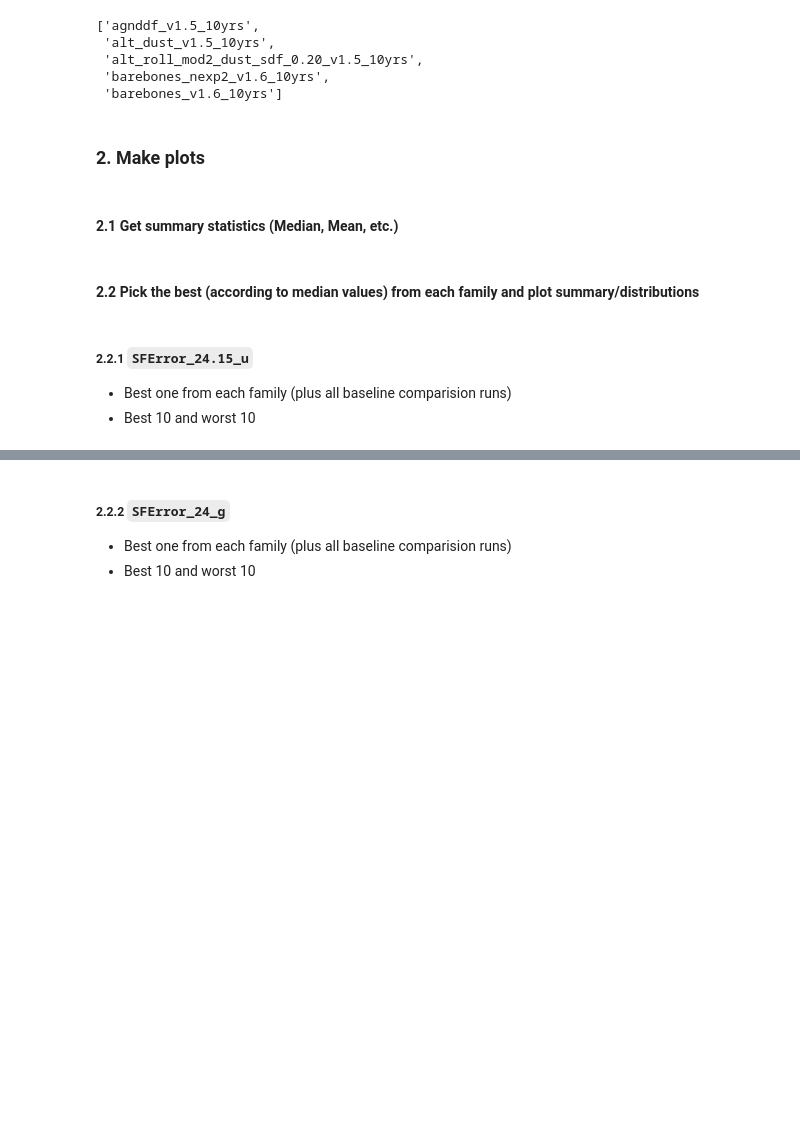
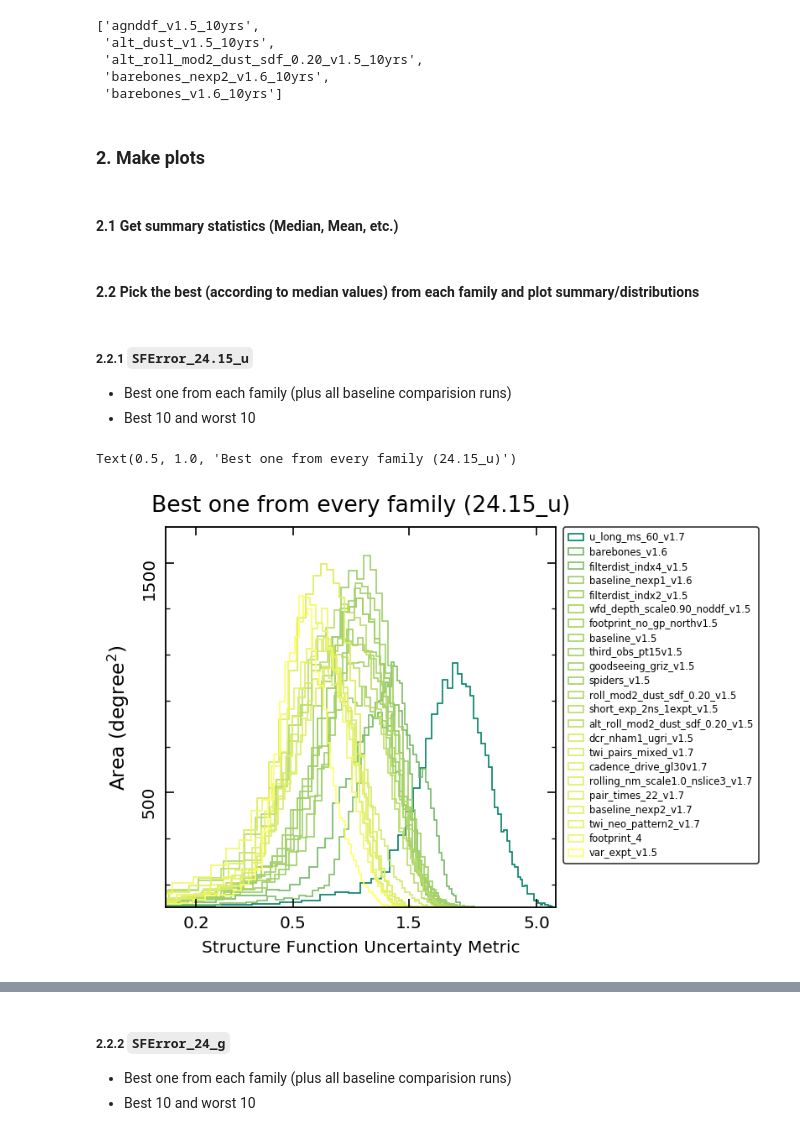
Before and after one commit to RichardsGroup/LSST_SF_Metric, a Jupyter notebook: notebooks/03_Analyze_WFD.ipynb, the cells around one changed output, grey strips where cells are left out. Saved outputs shown, nothing was run; the diff lists cells and outputs as text; code cells hidden in the pictures; blank space fills up the shorter version.

```diff
--- a/notebooks/03_Analyze_WFD.ipynb
+++ b/notebooks/03_Analyze_WFD.ipynb
@@ -159,3 +167,75 @@ norm_metric_g = summary_df_all.loc[norm_run, 'SFError_24_g_Median']
 ##### 2.2.1 `SFError_24.15_u`
 - Best one from each family (plus all baseline comparision runs)
 - Best 10 and worst 10
+# %%
+# sort by family and median
+# take the best from each family, but keep all three baselines
+best_u_family_no_baseline = summary_df_no_ddf[
+    summary_df_no_ddf.family != 'baseline'
+].sort_values(['family', 'SFError_24.15_u_Median']).drop_duplicates(subset='family')
+
+best_u_family = pd.concat([summary_df_no_ddf[summary_df_no_ddf.family == 'baseline'],
+                           best_u_family_no_baseline],
+                           axis=0).sort_values('SFError_24.15_u_Median')
+
+# plot distribution
+fig, ax = plt.subplots(1, 1, figsize=(5, 5), dpi=120)
+
+# create normalization object
+uNorm = mpl.colors.LogNorm(vmin=best_u_family['SFError_24.15_u_Median'].min(),
+                           vmax=best_u_family['SFError_24.15_u_Median'].max())
+bins = 60
+density = False
+
+for run in best_u_family.index:
+
+    # match keys
+    keys = [*final_bundleDicts[run].keys()]
+    metricKey = [elem for elem in keys if elem[1] == 'SFError_24.15_u'][0]
+
+    # need to mask the pixels that have no available data
+    mask = final_bundleDicts[run][metricKey].metricValues.mask
+    data = final_bundleDicts[run][metricKey].metricValues.data[~mask]
+    data = data[~(np.isnan(data) | np.isinf(data))]
+
+    c = mpl.cm.summer(uNorm(best_u_family.loc[run, 'SFError_24.15_u_Median']))
+    ax.hist(norm_metric_u/data, bins=bins, histtype='step', color=c,
+             density=density, label=f"{run.rsplit('_', 1)[0]}")
+
+# # plot r
+# for run in best_r_family.index:
+
+#     # match keys
+#     keys = [*final_bundleDicts[run].keys()]
+#     metricKey = [elem for elem in keys if elem[1] == 'SFError_23.75_r'][0]
+
+#     # need to mask the pixels that have no available data
+#     mask = final_bundleDicts[run][metricKey].metricValues.mask
+#     data = final_bundleDicts[run][metricKey].metricValues.data[~mask]
+#     data = data[~(np.isnan(data) | np.isinf(data))]
+
+# #     c = mpl.cm.summer(rNorm(best_r_family.loc[run, 'SFError_23.75_r_Median']))
+#     ax.hist(norm_metric_r/data, bins=bins, histtype='step', color='k', alpha=0.1,
+#             density=density)
+
+
+# tick & format
+ax.set_xscale('log', basex=10)
+ax.set_xbound(lower=0.15, upper=6)
+ax.tick_params(top=True, right=True, which='both')
+ax.xaxis.set_major_locator(plt.FixedLocator([0.2, .5, 1.5, 5]))
+ax.xaxis.set_major_formatter(plt.FormatStrFormatter('%.1f'))
+ax.xaxis.set_minor_locator(plt.NullLocator())
+
+# label & legend
+ax.set_xlabel('Structure Function Uncertainty Metric', fontsize=12)
+ax.legend(fontsize=7, bbox_to_anchor=(1.0, 1.02), edgecolor='k', loc=2, labelspacing=0.35)
+
+ax.yaxis.set_major_locator(plt.FixedLocator(np.array([500, 1500, 2500])/(54.967783/60)**2))
+y_vals = ax.get_yticks()
+ax.set_yticklabels(['{:.0f}'.format(x * (54.967783/60)**2) for x in y_vals], rotation=90)
+ax.set_ylabel('Area ($\mathrm{degree^{2}}$)', labelpad=7)
+plt.title('Best one from every family (24.15_u)')
+# %% [output]
+Text(0.5, 1.0, 'Best one from every family (24.15_u)')
+[figure, added]
```
Also changed, not shown: parts of 13 cells of this notebook, 2 other files.
